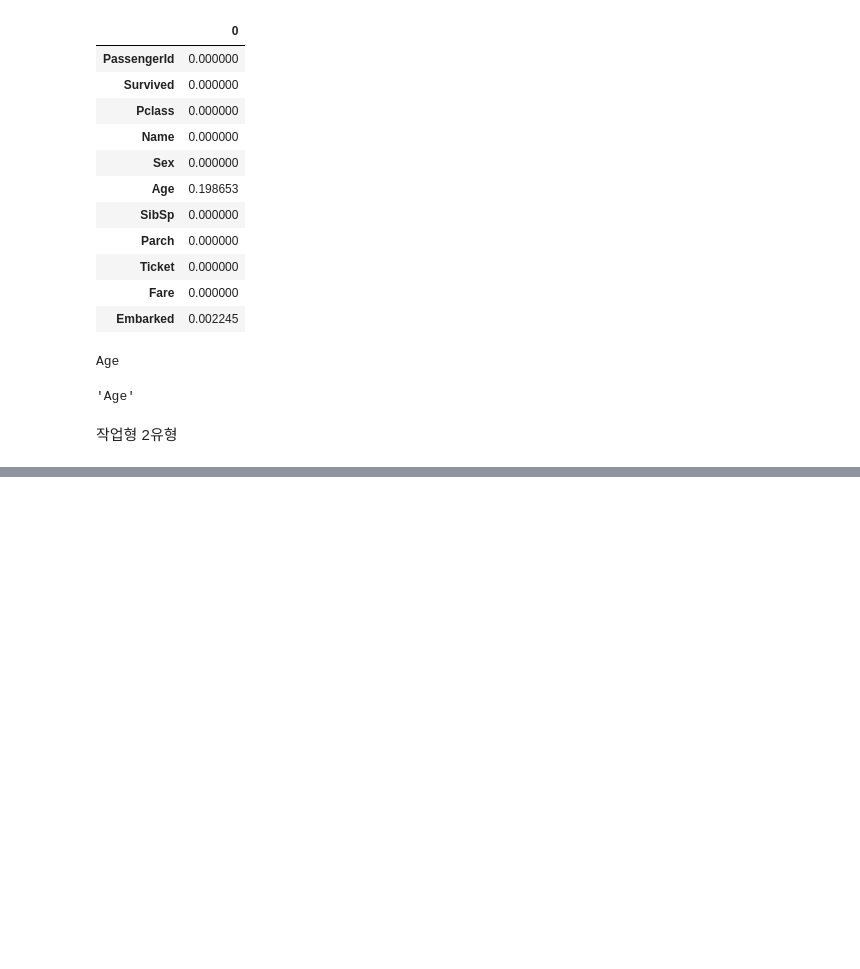
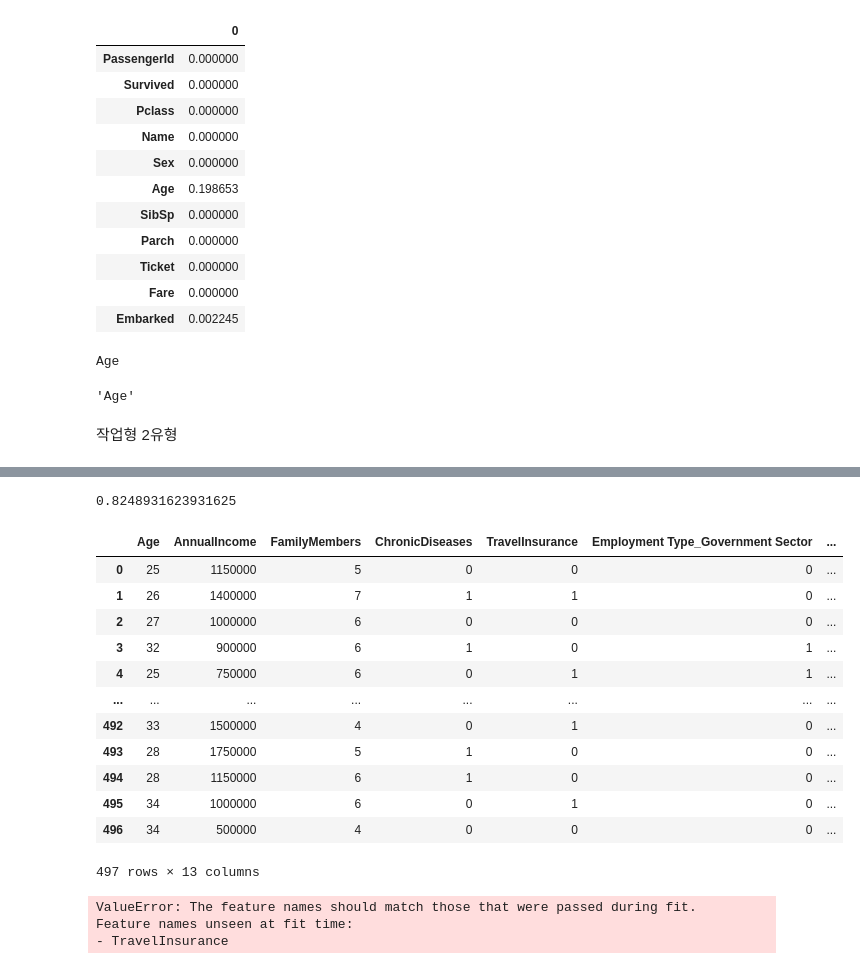
Before and after one commit to plumwiserim/ML-Study-for-license, a Jupyter notebook: 기출문제/3.ipynb, the cells around one changed output, grey strips where cells are left out. Drawn from its saved outputs; the diff is of its cells as text; code cells hidden in the pictures; blank space fills up the shorter version.

```diff
--- a/기출문제/3.ipynb
+++ b/기출문제/3.ipynb
@@ -239,0 +349,41 @@ print(result)
+# %%
+rf_model = RandomForestClassifier(
+    max_depth = 6,
+    max_features = 6,
+    n_estimators = 100
+)
+rf_model.fit(x_train, y_train)
+y_pred = rf_model.predict(x_test)
+
+f1_score(y_test, y_pred, average='macro')
+# %% [output]
+0.8248931623931625
+# %%
+df_test = pd.read_csv('data\\3rd_travel_test.csv')
+# %%
+df_test = pd.get_dummies(df_test)
+# %%
+df_test
+# %% [output]
+|  | Age | AnnualIncome | FamilyMembers | ChronicDiseases | TravelInsurance | Employment Type_Government Sector | ... |
+| 0 | 25 | 1150000 | 5 | 0 | 0 | 0 | ... |
+| 1 | 26 | 1400000 | 7 | 1 | 1 | 0 | ... |
+| 2 | 27 | 1000000 | 6 | 0 | 0 | 0 | ... |
+| 3 | 32 | 900000 | 6 | 1 | 0 | 1 | ... |
+| 4 | 25 | 750000 | 6 | 0 | 1 | 1 | ... |
+| ... | ... | ... | ... | ... | ... | ... | ... |
+| 492 | 33 | 1500000 | 4 | 0 | 1 | 0 | ... |
+| 493 | 28 | 1750000 | 5 | 1 | 0 | 0 | ... |
+| 494 | 28 | 1150000 | 6 | 1 | 0 | 0 | ... |
+| 495 | 34 | 1000000 | 6 | 0 | 1 | 0 | ... |
+| 496 | 34 | 500000 | 4 | 0 | 0 | 0 | ... |
+497 rows × 13 columns
+# %%
+y_result = rf_model.predict(df_test)
+
+df_test['predict_result'] = y_result
+df_test['predict_result']
+# %% [output]
+ValueError: The feature names should match those that were passed during fit.
+Feature names unseen at fit time:
+- TravelInsurance
```
Also changed, not shown: parts of 11 cells of this notebook.
